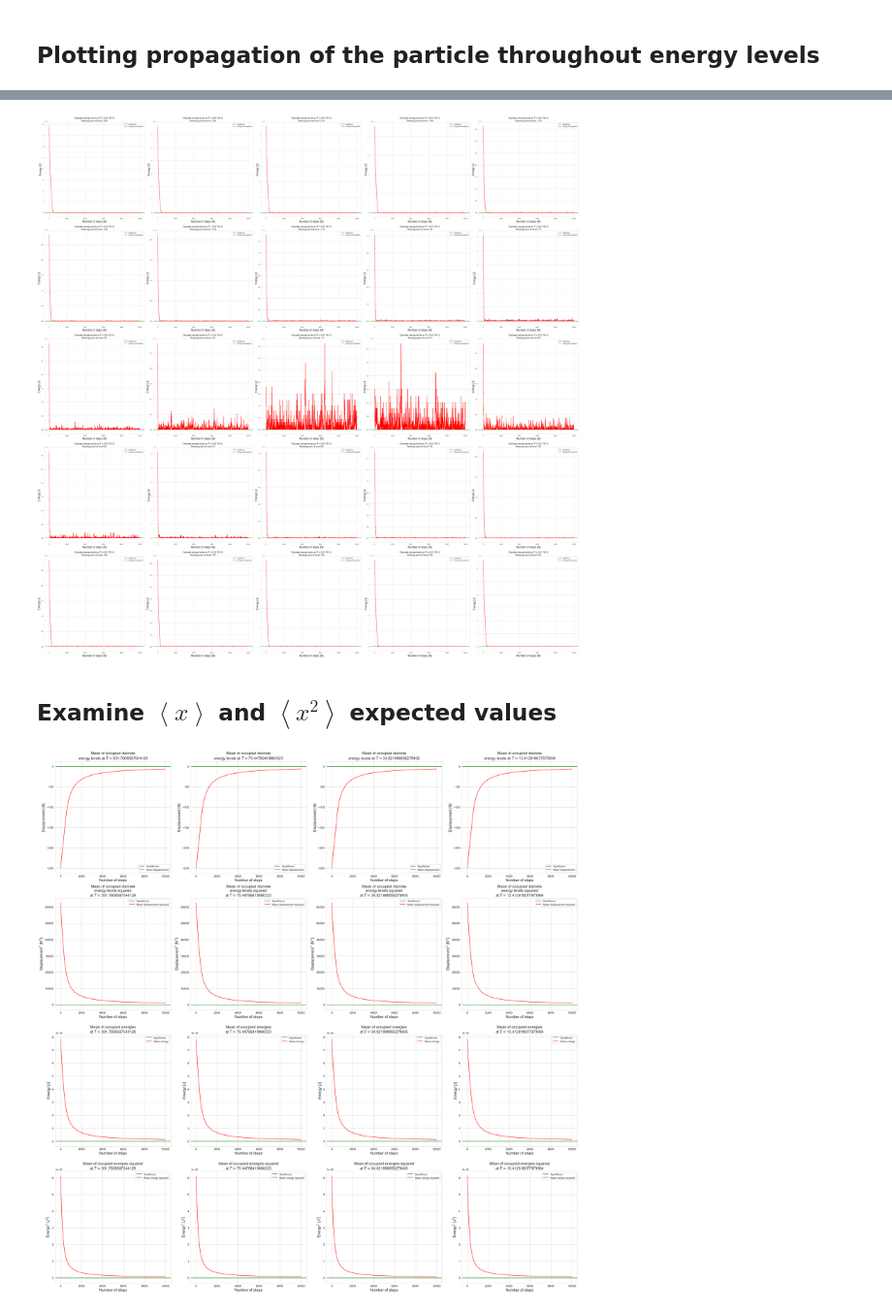
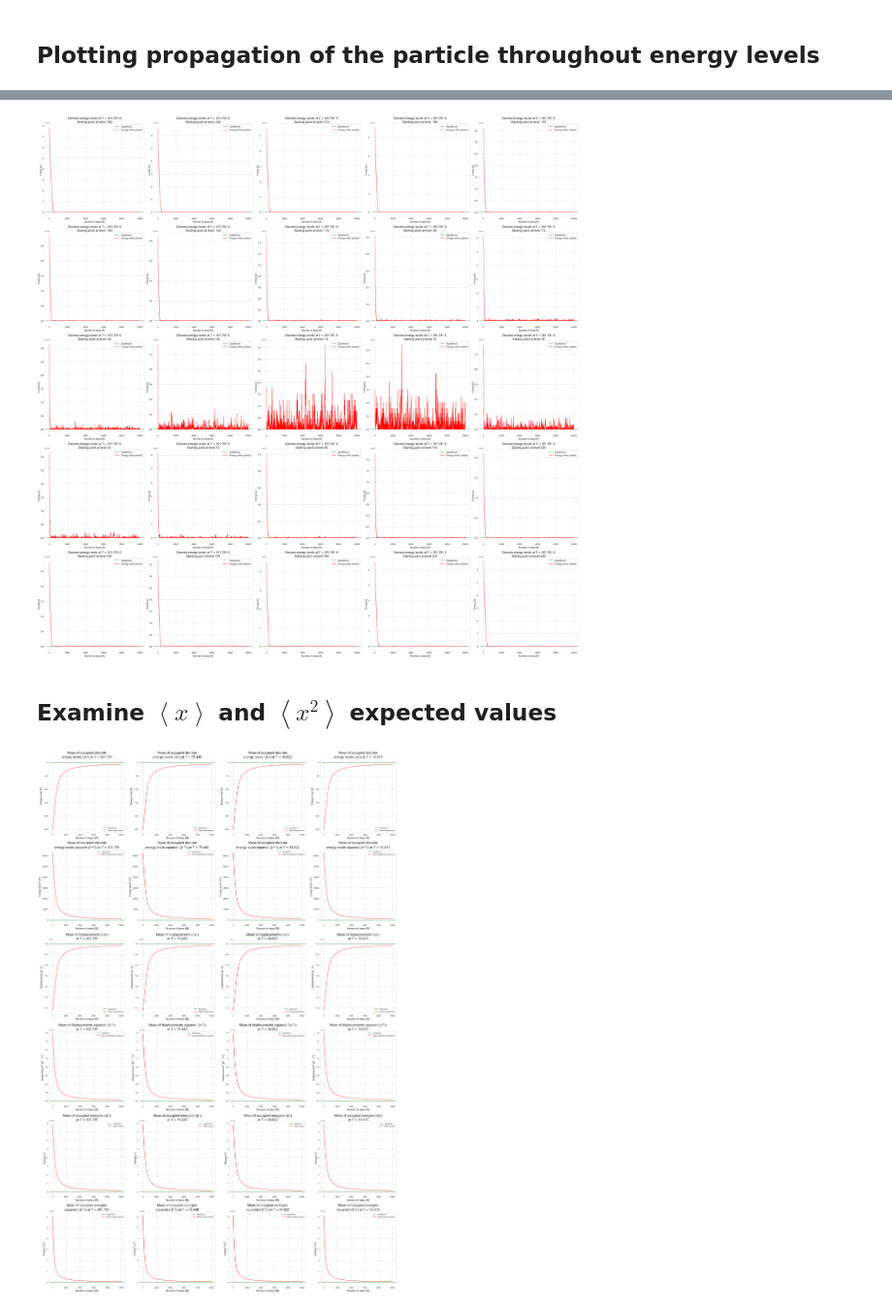
Before and after one commit to masterdesky/ELTE-stochastic-processes-2019, a Jupyter notebook: Lecture 4/Stochastic processes 4..ipynb, the cells around one changed output, grey strips where cells are left out. Shown at 97% size. Drawn from its saved outputs; the diff is of its cells as text; code cells hidden in the pictures.

Commit message:
put hw3 into a folder, standardized plots in hw4

```diff
--- a/Lecture 4/Stochastic processes 4..ipynb
+++ b/Lecture 4/Stochastic processes 4..ipynb
@@ -196,9 +196,9 @@ for i in range(0,nrows):
         axes[i][j].axhline(y=0, color='green', label='Equilibrium')
         axes[i][j].plot(step_indeces, energy_chronology[str(i*nrows + j + 1)], c='red', label='Energy of the particle')
 
-        axes[i][j].set_title('Discrete energy levels at $T =${0:.3f} K'.format(1 / (betas[str(i*nrows + j + 1)] * k_B)), fontsize=50/ncols)
+        axes[i][j].set_title('Actual energies $T =${0:.3f} K'.format(1 / (betas[str(i*nrows + j + 1)] * k_B)), fontsize=50/ncols)
 
-        axes[i][j].set_xlabel('Time [$n \\cdot \\tau$]', fontsize=40/ncols)
+        axes[i][j].set_xlabel('Time [$N \\cdot \\tau$]', fontsize=40/ncols)
         axes[i][j].set_ylabel('Energy [J]', fontsize=40/ncols)
 
         axes[i][j].tick_params(axis='both', which='major', labelsize=30/ncols)
@@ -259,6 +262,9 @@ plt.show()
 nrows = 5
 ncols = 5
 fig, axes = plt.subplots(nrows=nrows, ncols=ncols, figsize=(50,50))
+
+titlesize=20
+axislabelsize=15
 
 for i in range(0,nrows):
     for j in range(0,ncols):
@@ -268,20 +274,20 @@ for i in range(0,nrows):
 
         axes[i][j].set_title('Discrete energy levels at $T =${0:.3f} K\nStarting point at level {1}'.format(1 / (choosen_beta * k_B),
                                                                                                                        -250 + (i*nrows + j) * 20),
-                             fontsize=15)
+                             fontsize=titlesize)
 
-        axes[i][j].set_xlabel('Number of steps [$N$]', fontsize=18)
-        axes[i][j].set_ylabel('Energy [J]', fontsize=18)
+        axes[i][j].set_xlabel('Number of steps [$N$]', fontsize=axislabelsize)
+        axes[i][j].set_ylabel('Energy [J]', fontsize=axislabelsize)
 
-        axes[i][j].tick_params(axis='both', which='major', labelsize=10)
-        axes[i][j].yaxis.get_offset_text().set_fontsize(8)
+        axes[i][j].tick_params(axis='both', which='major', labelsize=15)
+        axes[i][j].yaxis.get_offset_text().set_fontsize(10)
 
-        axes[i][j].legend(fontsize=10)
+        axes[i][j].legend(fontsize=15)
 
 fig.tight_layout()
 plt.show()
 # %% [output]
-[figure, old version]
+[figure, new version]
 # %% [markdown]
 ## Examine $\left< x \right>$ and $\left< x^{2} \right>$ expected values
 # %%
@@ -347,11 +353,11 @@ for i in range(0,len(betas)):
 
 step_indeces = np.asarray([i for i in range(0,steps+1)])
 # %%
-nrows = 4
+nrows = 6
 ncols = 4
-fig, axes = plt.subplots(nrows=nrows, ncols=ncols, figsize=(30,30))
+fig, axes = plt.subplots(nrows=nrows, ncols=ncols, figsize=(30,45))
 
-titlesize = 15
+titlesize = 20
 axislabelsize = 15
 
 # Initialize graphs with equilibrium line and axis subtitles
@@ -359,59 +365,79 @@ for i in range(0,nrows):
     for j in range(0,ncols):
         axes[i][j].axhline(y=0, color='green', label='Equilibrium')
 
-        axes[i][j].set_xlabel('Number of steps', fontsize=axislabelsize)
+        axes[i][j].set_xlabel('Number of steps [$N$]', fontsize=axislabelsize)
 
         axes[i][j].tick_params(axis='both', which='major', labelsize=12)
         axes[i][j].yaxis.get_offset_text().set_fontsize(10)
 
-# Mean of occupied discrete energy levels (this is the <x> expected value for displacement)
-
+# Mean of occupied discrete energy levels (this is the <n> expected value for displacement)
 for j in range(0,4):
     axes[0][j].plot(step_indeces, means_levels_expected[str(j+1)],
                     c='red', label='Mean displacement')
-    axes[0][j].set_title('Mean of occupied discrete\nenergy levels at $T = ${0}'.format(1 / (betas[str(j+1)] * k_B)),
+    axes[0][j].set_title('Mean of occupied discrete\nenergy levels ($\\left< n \\right>$) at $T = ${0:.3f}'.format(1 / (betas[str(j+1)] * k_B)),
                          fontsize=titlesize)
 
-    axes[0][j].set_ylabel('Displacement [N]', fontsize=axislabelsize)
+    axes[0][j].set_ylabel('Energy level [$n$]', fontsize=axislabelsize)
 
-# Mean of occupied discrete energy levels squared (this is the <x^2> expected value for displacement squared)
+# Mean of occupied discrete energy levels squared (this is the <n^2> expected value for displacement squared)
 for j in range(0,4):
     axes[1][j].plot(step_indeces, means_levels_expected_squared[str(j+1)],
                       c='red', label='Mean displacement squared')
 
-    axes[1][j].set_title('Mean of occupied discrete\nenergy levels squared\nat $T = ${0}'.format(1 / (betas[str(j+1)] * k_B)),
+    axes[1][j].set_title('Mean of occupied discrete\nenergy levels squared ($\\left< n^2 \\right>$) at $T = ${0:.3f}'.format(1 / (betas[str(j+1)] * k_B)),
                            fontsize=titlesize)
 
-    axes[1][j].set_ylabel('Displacement$^{2}$ [N$^{2}$]', fontsize=axislabelsize)
+    axes[1][j].set_ylabel('Energy level$^{2}$ [n$^{2}$]', fontsize=axislabelsize)
+
+
+# Mean of occupied discrete energy levels (this is the <x> expected value for displacement)
+for j in range(0,4):
+    axes[2][j].plot(step_indeces, means_levels_expected[str(j+1)] * a,
+                    c='red', label='Mean displacement')
+    axes[2][j].set_title('Mean of displacements ($\\left< x \\right>$)\nat $T = ${0:.3f}'.format(1 / (betas[str(j+1)] * k_B)),
+                         fontsize=titlesize)
+
+    axes[2][j].set_ylabel('Displacement [$a \\cdot n$]', fontsize=axislabelsize)
+
+# Mean of occupied discrete energy levels squared (this is the <x^2> expected value for displacement squared)
+for j in range(0,4):
+    axes[3][j].plot(step_indeces, means_levels_expected_squared[str(j+1)] * a**2,
+                      c='red', label='Mean displacement squared')
+
+    axes[3][j].set_title('Mean of displacements squared ($\\left< x^2 \\right>$)\nat $T = ${0:.3f}'.format(1 / (betas[str(j+1)] * k_B)),
+                           fontsize=titlesize)
+
+    axes[3][j].set_ylabel('Displacement$^{2}$ [$a^{2} \\cdot n^{2}$]', fontsize=axislabelsize)
+
 
 # Mean of actual occupied energies
 for j in range(0,4):
-    axes[2][j].plot(step_indeces, means_energy_expected[str(j+1)],
+    axes[4][j].plot(step_indeces, means_energy_expected[str(j+1)],
                       c='red', label='Mean energy')
 
-    axes[2][j].set_title('Mean of occupied energies\nat $T = ${0}'.format(1 / (betas[str(j+1)] * k_B)),
+    axes[4][j].set_title('Mean of occupied energies ($\\left< E \\right>$)\nat $T = ${0:.3f}'.format(1 / (betas[str(j+1)] * k_B)),
                            fontsize=titlesize)
 
-    axes[2][j].set_ylabel('Energy [J]', fontsize=axislabelsize)
+    axes[4][j].set_ylabel('Energy [J]', fontsize=axislabelsize)
 
 # Mean of actual occupied energies squared
 for j in range(0,4):
-    axes[3][j].plot(step_indeces, means_energy_expected_squared[str(j+1)],
+    axes[5][j].plot(step_indeces, means_energy_expected_squared[str(j+1)],
                       c='red', label='Mean energy squared')
 
-    axes[3][j].set_title('Mean of occupied energies squared\nat $T = ${0}'.format(1 / (betas[str(j+1)] * k_B)),
+    axes[5][j].set_title('Mean of occupied energies\nsquared ($\\left< E^2 \\right>$) at $T = ${0:.3f}'.format(1 / (betas[str(j+1)] * k_B)),
                            fontsize=titlesize)
 
-    axes[3][j].set_ylabel('Energy$^{2}$ [J$^{2}$]', fontsize=axislabelsize)
+    axes[5][j].set_ylabel('Energy$^{2}$ [J$^{2}$]', fontsize=axislabelsize)
 
 # Add legends on graphs
 for i in range(0,nrows):
     for j in range(0,ncols):
         axes[i][j].legend(fontsize=10)
 
 fig.tight_layout()
 plt.show()
 # %% [output]
-[figure, old version]
+[figure, new version]
 # %% [markdown]
 ## Oscillation of $\left< x^{2} \right> - \left< x \right>^{2}$ around equilibrium
```
Also changed, not shown: parts of 8 cells of this notebook, 11 other files.
